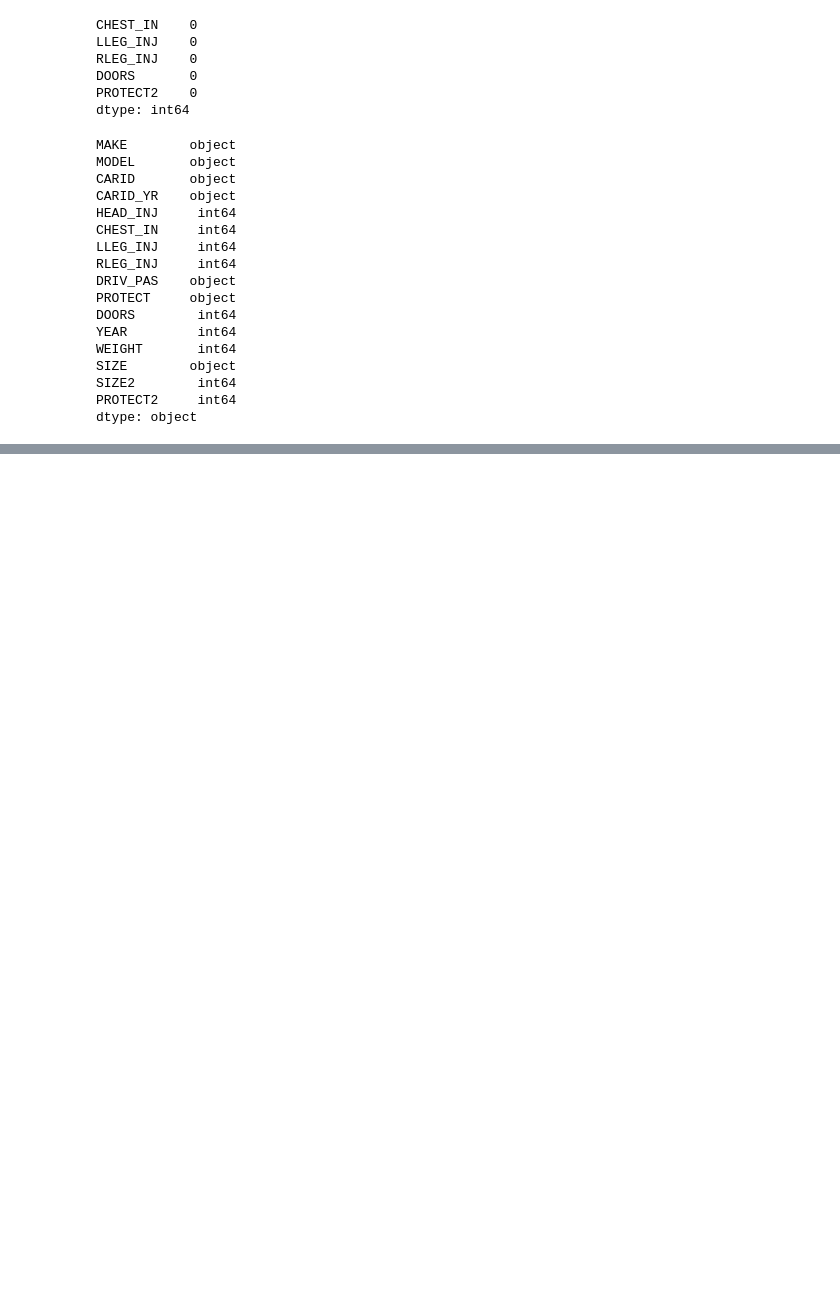
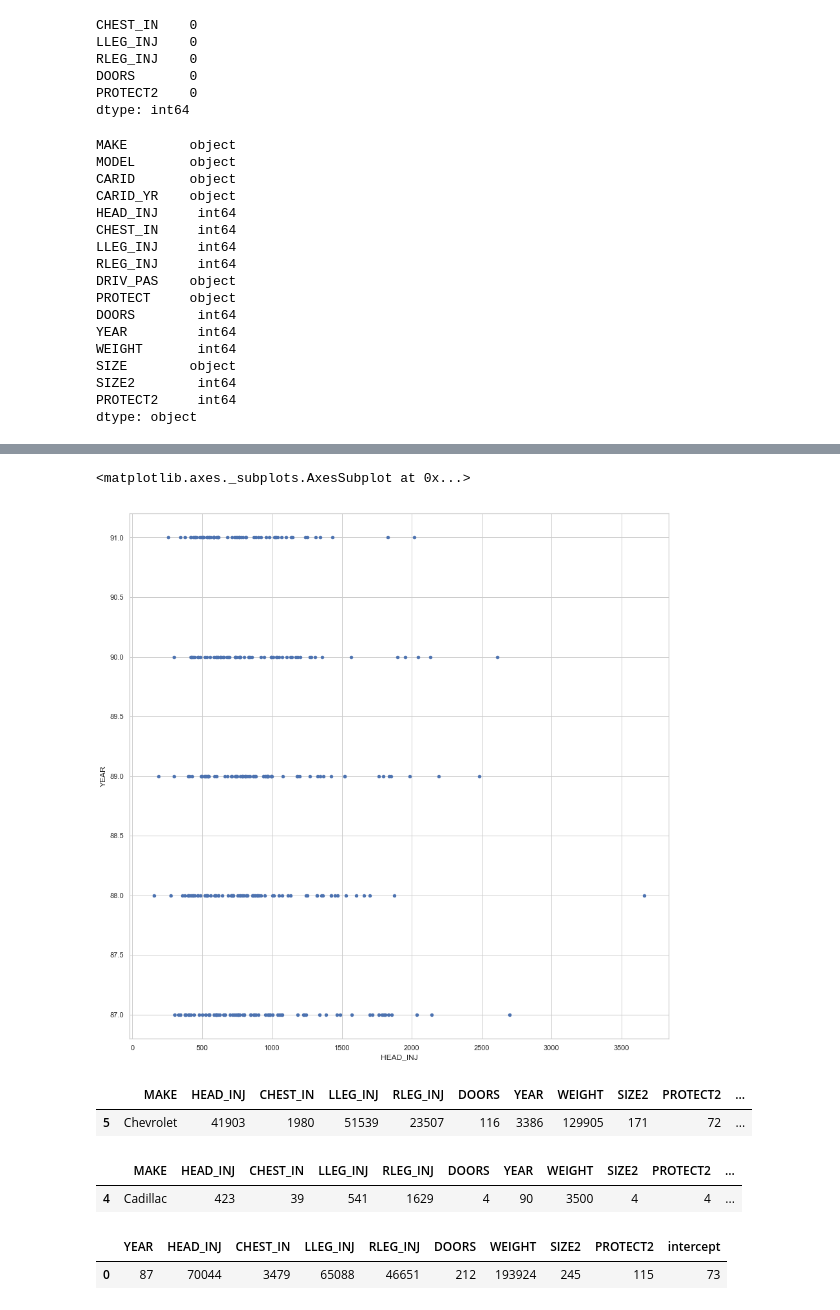
Before and after one commit to nihitjain11/Crash-dat-analysis, a Jupyter notebook: CrashAnalysis.ipynb, the cells around one changed output, grey strips where cells are left out. Drawn from its saved outputs; the diff is of its cells as text; code cells hidden in the pictures; blank space fills up the shorter version.

```diff
--- a/CrashAnalysis.ipynb
+++ b/CrashAnalysis.ipynb
@@ -241,0 +479,29 @@ df.describe()
+# %%
+df.plot(kind='scatter',x='HEAD_INJ',y='YEAR',figsize=(15,15),grid=True)
+# %% [output]
+<matplotlib.axes._subplots.AxesSubplot at 0x...>
+[figure, added]
+# %%
+# Which company make had highest head injury count
+a = df.groupby(['MAKE'],as_index=False).sum()
+m = (a["HEAD_INJ"].max())
+a[a['HEAD_INJ']>=m]
+# %% [output]
+|  | MAKE | HEAD_INJ | CHEST_IN | LLEG_INJ | RLEG_INJ | DOORS | YEAR | WEIGHT | SIZE2 | PROTECT2 | ... |
+| 5 | Chevrolet | 41903 | 1980 | 51539 | 23507 | 116 | 3386 | 129905 | 171 | 72 | ... |
+# %%
+# Which company make had lowest head injury count
+a = df.groupby(['MAKE'],as_index=False).sum()
+m = (a["HEAD_INJ"].min())
+a[a['HEAD_INJ']<=m]
+# %% [output]
+|  | MAKE | HEAD_INJ | CHEST_IN | LLEG_INJ | RLEG_INJ | DOORS | YEAR | WEIGHT | SIZE2 | PROTECT2 | ... |
+| 4 | Cadillac | 423 | 39 | 541 | 1629 | 4 | 90 | 3500 | 4 | 4 | ... |
+# %%
+# Which year car make had the highest head injury
+a = df.groupby(['YEAR'],as_index=False).sum()
+m = (a["HEAD_INJ"].max())
+a[a['HEAD_INJ']>=m]
+# %% [output]
+|  | YEAR | HEAD_INJ | CHEST_IN | LLEG_INJ | RLEG_INJ | DOORS | WEIGHT | SIZE2 | PROTECT2 | intercept |
+| 0 | 87 | 70044 | 3479 | 65088 | 46651 | 212 | 193924 | 245 | 115 | 73 |
```
Also changed, not shown: parts of 50 cells of this notebook.
